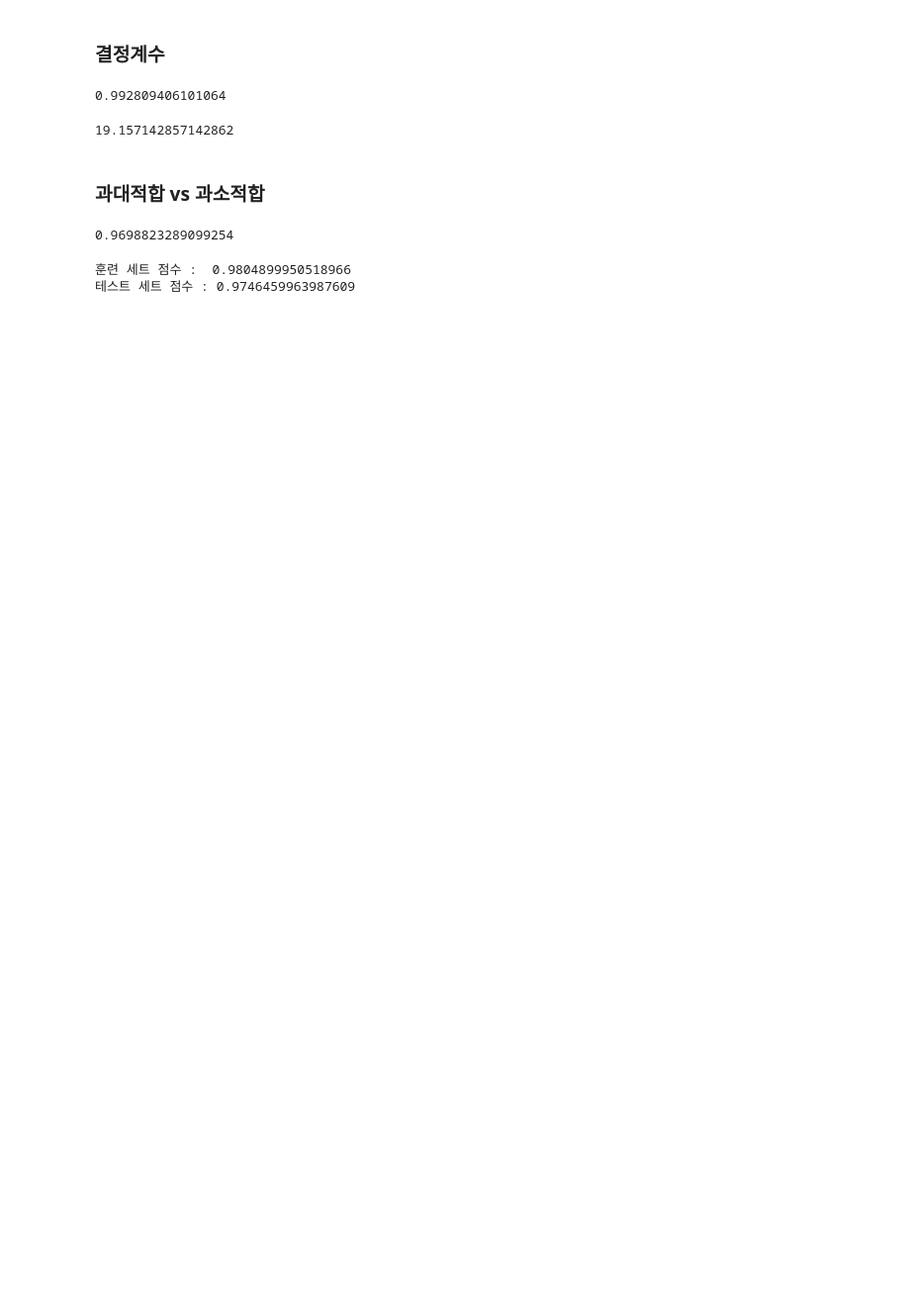
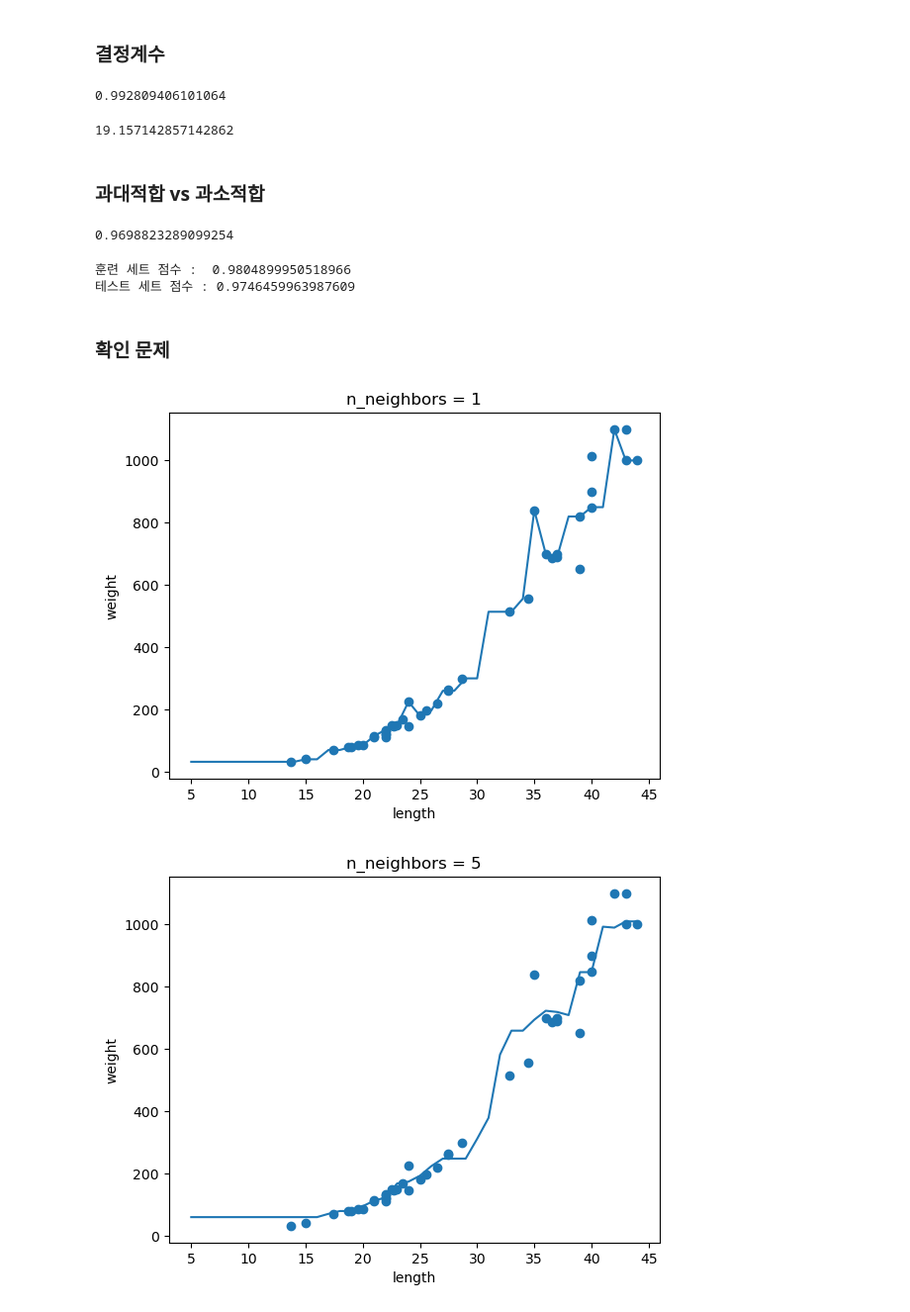
Before and after one commit to 240711AIBigData/Machine_Deep_learning, a Jupyter notebook: 03/PerchWeight.ipynb, the cells around one changed output. Shown at 99% size. Drawn from its saved outputs; the diff is of its cells as text; code cells hidden in the pictures; blank space fills up the shorter version.

```diff
--- a/03/PerchWeight.ipynb
+++ b/03/PerchWeight.ipynb
@@ -93,3 +93,29 @@ print('테스트 세트 점수 :', knr.score(test_input, test_target))
 # %% [output]
 훈련 세트 점수 :  0.9804899950518966
 테스트 세트 점수 : 0.9746459963987609
+# %% [markdown]
+### 확인 문제
+# %%
+# k-최근접 이웃 회귀 객체 생성
+knr = KNeighborsRegressor()
+# 5에서 45까지 x 좌표 생성
+x = np.arange(5, 45).reshape(-1, 1)
+
+# n=1, 5, 10 일 떄 예측 결과 그래프로 확인
+for n in [1, 5, 10]:
+    # 포델 훈련
+    knr.n_neighbors = n
+    knr.fit(train_input, train_target)
+    # 지정한 범위 x 에 대한 예측 구하기
+    prediction = knr.predict(x)
+
+    # 훈련 세트와 예측 결과 그래프 확인
+    plt.scatter(train_input, train_target)
+    plt.plot(x, prediction)     # plot() : x축과 y축의 값을 받아 선그래프 그림
+    plt.title('n_neighbors = {}'.format(n))
+    plt.xlabel('length')
+    plt.ylabel('weight')
+    plt.show()
+# %% [output]
+[figure, added]
+[figure, added]
```
Also changed, not shown: parts of 1 cell of this notebook.
